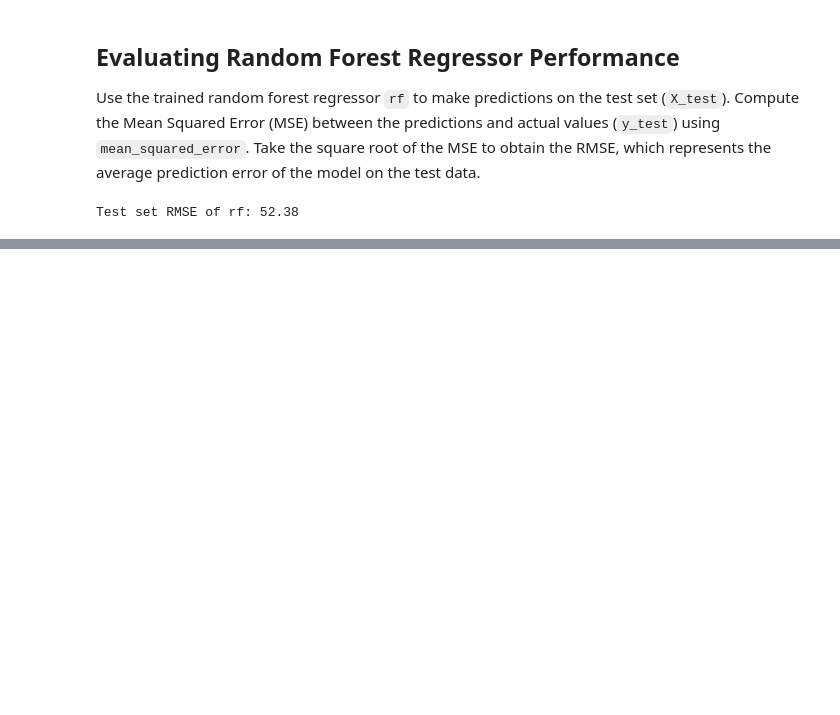
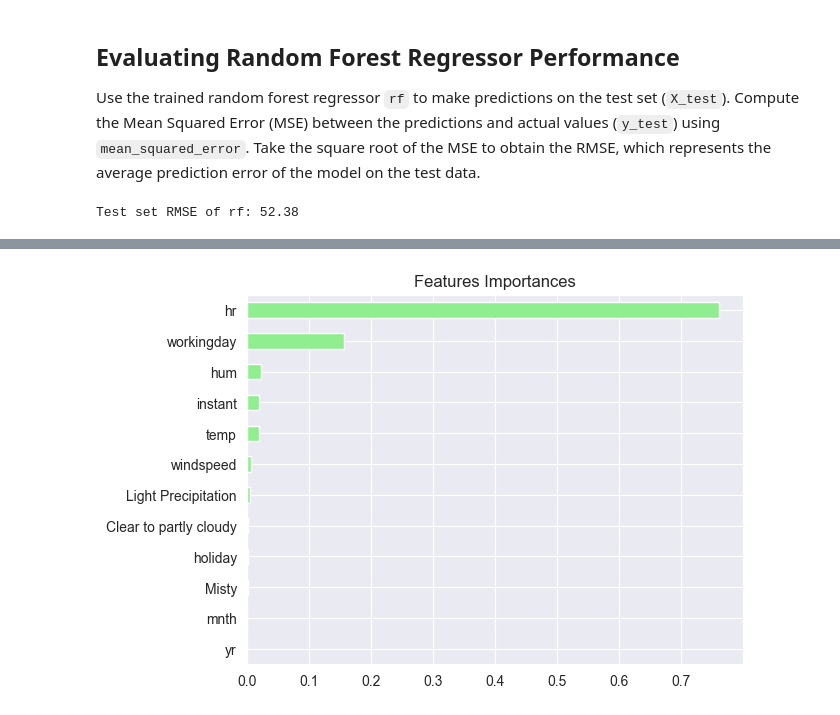
Before and after one commit to Emigbanam/Decision-Tree-Classifiers-Practice, a Jupyter notebook: Bagging and Random Forests [ML Practice].ipynb, the cells around one changed output, grey strips where cells are left out. Cells and saved outputs as stored; diff of their text form; code cells hidden in the pictures; blank space fills up the shorter version.

```diff
--- a/Bagging and Random Forests [ML Practice].ipynb
+++ b/Bagging and Random Forests [ML Practice].ipynb
@@ -119,8 +119,8 @@ bikes.head()
 | 3 | 3 | 0 | 0 | 0.72 | 0.84 | 0.1343 | 33 | 13007 | 7 | 1 | ... |
 | 4 | 4 | 0 | 0 | 0.70 | 0.79 | 0.1940 | 4 | 13008 | 7 | 1 | ... |
 # %%
-X = bikes.drop('cnt', axis=1).values
-y = bikes['cnt'].values
+X = bikes.drop('cnt', axis=1)
+y = bikes['cnt']
 
 
 X_train, X_test, y_train, y_test = train_test_split(X, y, test_size=0.2, random_state = 1)
@@ -157,0 +165,13 @@ Test set RMSE of rf: 52.38
+# %%
+# Create a pandas Series with feature importances
+importances = pd.Series(rf.feature_importances_, index=X.columns)
+# %%
+#1. Call the .sort_values() method on importances and assign the result to importances_sorted
+importances_sorted = importances.sort_values()
+
+#2. Call the .plot() method on importances_sorted and set the arguments:kind to 'barh', color to 'lightgreen'.
+importances_sorted.plot(kind='barh', color='lightgreen')
+plt.title('Features Importances')
+plt.show()
+# %% [output]
+[figure, added]
```
Also changed, not shown: parts of 1 cell of this notebook.
